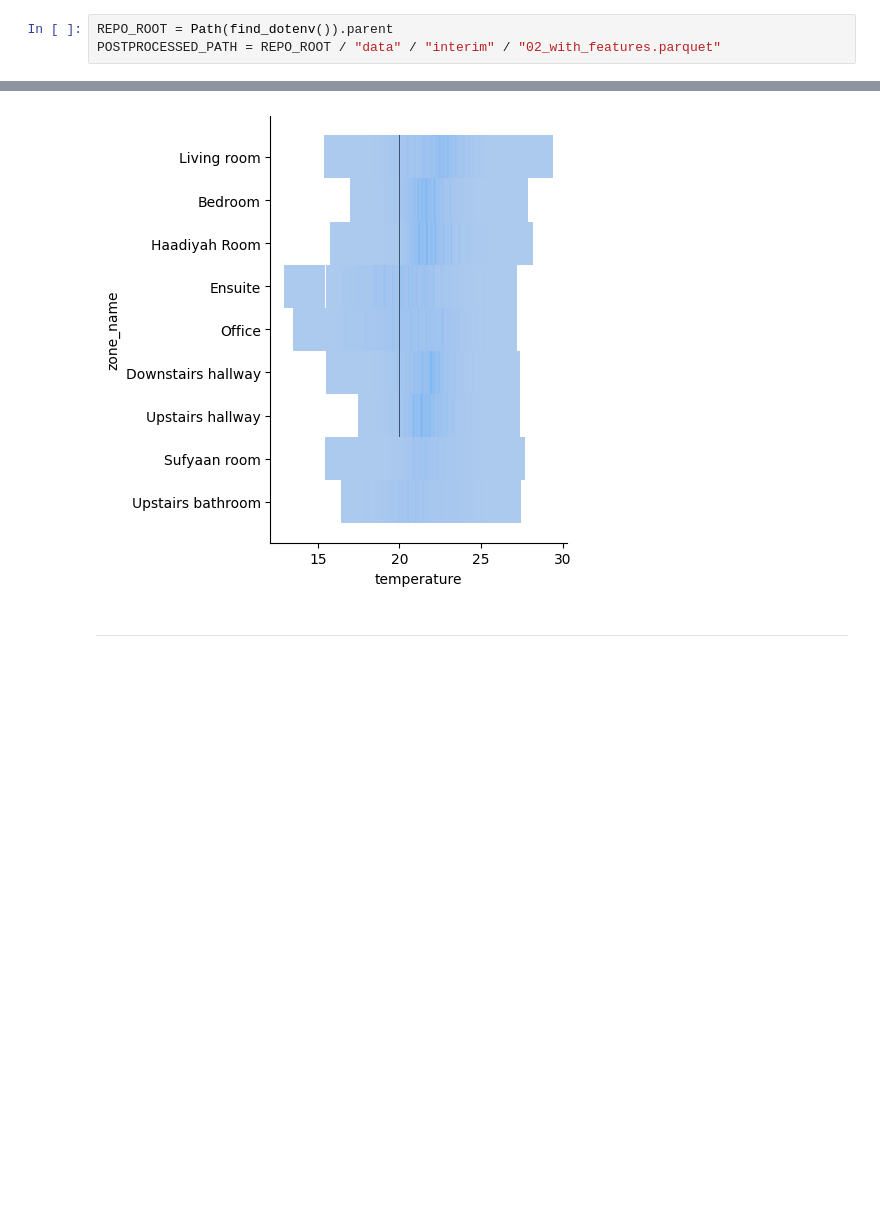
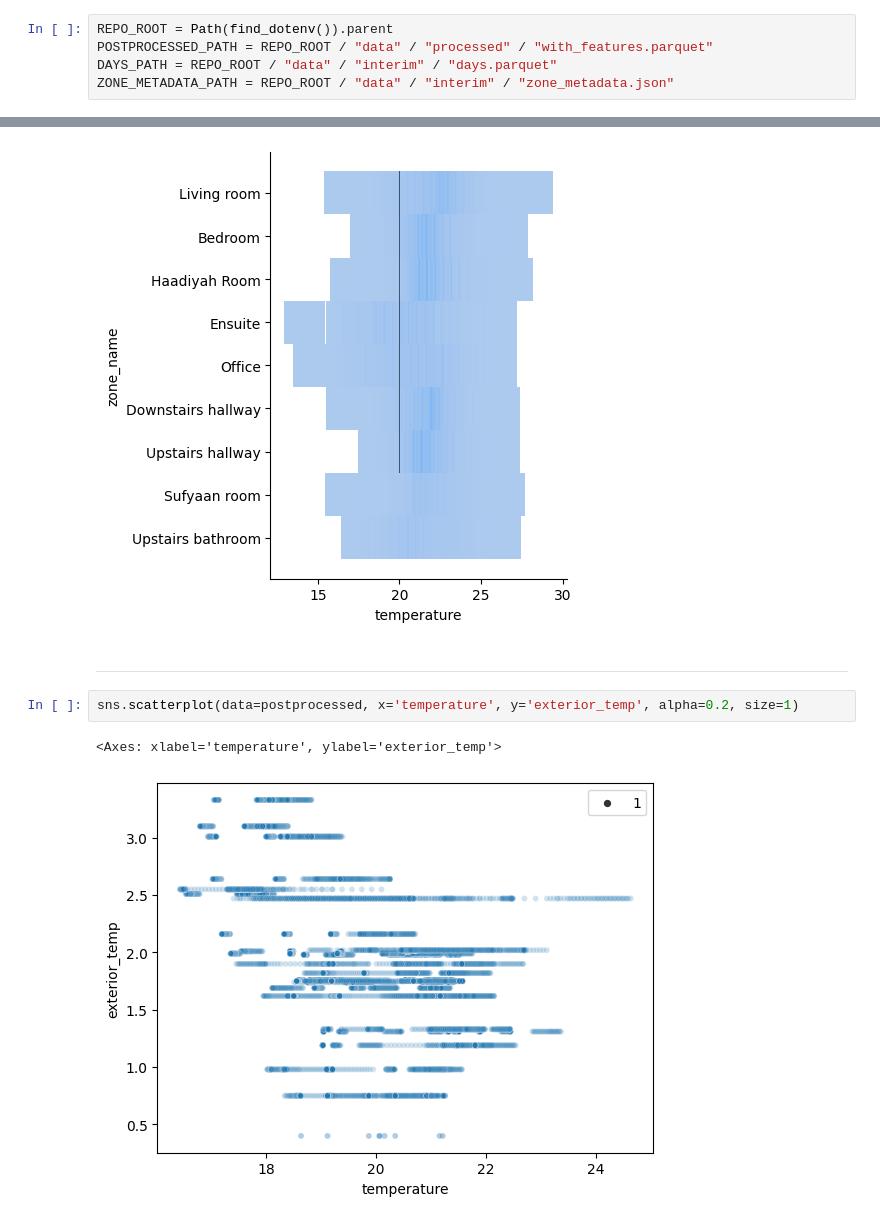
Before and after one commit to adin786/house_climate, a Jupyter notebook: notebooks/03-exploration.ipynb, the cells around one changed output, grey strips where cells are left out. Cells and saved outputs as stored; diff of their text form; blank space fills up the shorter version.

```diff
--- a/notebooks/03-exploration.ipynb
+++ b/notebooks/03-exploration.ipynb
@@ -12,6 +14,8 @@ import house_climate
 # %%
 REPO_ROOT = Path(find_dotenv()).parent
-POSTPROCESSED_PATH = REPO_ROOT / "data" / "interim" / "02_with_features.parquet"
+POSTPROCESSED_PATH = REPO_ROOT / "data" / "processed" / "with_features.parquet"
+DAYS_PATH = REPO_ROOT / "data" / "interim" / "days.parquet"
+ZONE_METADATA_PATH = REPO_ROOT / "data" / "interim" / "zone_metadata.json"
 # %% [markdown]
 ___
 
@@ -105,3 +139,8 @@ sns.displot(data=postprocessed, x='temperature', y='zone_name')
 [figure]
 # %% [markdown]
 ---
+# %%
+sns.scatterplot(data=postprocessed, x='temperature', y='exterior_temp', alpha=0.2, size=1)
+# %% [output]
+<Axes: xlabel='temperature', ylabel='exterior_temp'>
+[figure, added]
```
Also changed, not shown: parts of 14 cells of this notebook, 5 other files.
